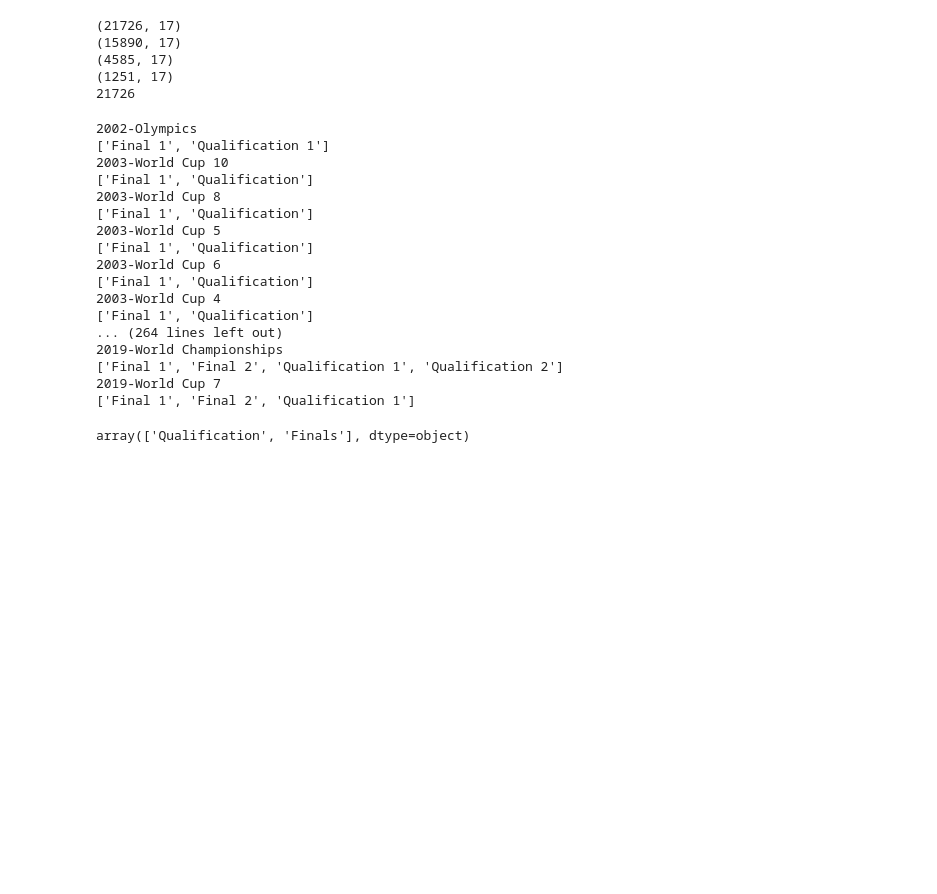
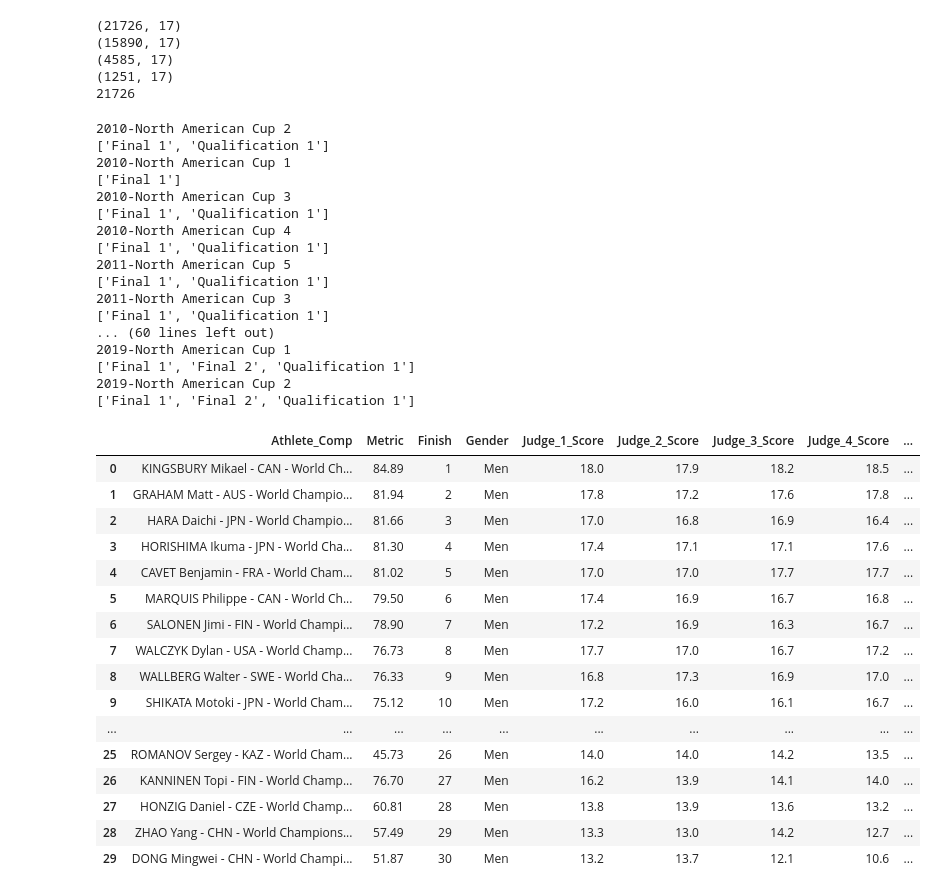
Before and after one commit to saurav193/Athlete_Rating, a Jupyter notebook: notebooks/data_wrangling_02.ipynb, the cells around one changed output. Cells and saved outputs as stored; diff of their text form; code cells hidden in the pictures; blank space fills up the shorter version.

Commit message:
updated scores files

```diff
--- a/notebooks/data_wrangling_02.ipynb
+++ b/notebooks/data_wrangling_02.ipynb
@@ -122,31 +128,52 @@ tier3_df_W = tier3_df[tier3_df['Gender'] == "Women"]
 # %%
 years = list(range(2002, 2020))
 for year in years:
-    comps = tier1_df_M[(tier1_df_M['Season'] == year)].loc[:, 'Season_Comp'].unique()
+    comps = tier2_df_M[(tier2_df_M['Season'] == year)].loc[:, 'Season_Comp'].unique()
     for comp in comps:
         print(comp)
-        rounds = tier1_df_M[(tier1_df_M['Season'] == year) & (tier1_df_M['Season_Comp'] == comp)].loc[:, 'Round'].unique()
+        rounds = tier2_df_M[(tier2_df_M['Season'] == year) & (tier2_df_M['Season_Comp'] == comp)].loc[:, 'Round'].unique()
         print(sorted(rounds))
 # %% [output]
-2002-Olympics
+2010-North American Cup 2
 ['Final 1', 'Qualification 1']
-2003-World Cup 10
-['Final 1', 'Qualification']
-2003-World Cup 8
-['Final 1', 'Qualification']
-2003-World Cup 5
-['Final 1', 'Qualification']
-2003-World Cup 6
-['Final 1', 'Qualification']
-2003-World Cup 4
-['Final 1', 'Qualification']
-... (264 lines left out)
-2019-World Championships
-['Final 1', 'Final 2', 'Qualification 1', 'Qualification 2']
-2019-World Cup 7
+2010-North American Cup 1
+['Final 1']
+2010-North American Cup 3
+['Final 1', 'Qualification 1']
+2010-North American Cup 4
+['Final 1', 'Qualification 1']
+2011-North American Cup 5
+['Final 1', 'Qualification 1']
+2011-North American Cup 3
+['Final 1', 'Qualification 1']
+... (60 lines left out)
+2019-North American Cup 1
 ['Final 1', 'Final 2', 'Qualification 1']
+2019-North American Cup 2
+['Final 1', 'Final 2', 'Qualification 1']
-# %%
-tier3_df['Round_Group'].unique()
-# %% [output]
-array(['Qualification', 'Finals'], dtype=object)
+# %%
+year = 2019
+comp = "2019-World Championships"
+# tier2_df_W[(tier2_df_W['Season'] == year) & (tier2_df_W['Season_Comp'] == comp) \
+# & (tier2_df_W['Round'] == "Qualification 1") & (tier2_df_W['Finish'] == 22)]
+
+rank_30_athletes(tier1_df_M, year, comp)
+# %% [output]
+|  | Athlete_Comp | Metric | Finish | Gender | Judge_1_Score | Judge_2_Score | Judge_3_Score | Judge_4_Score | ... |
+| 0 | KINGSBURY Mikael - CAN - World Ch... | 84.89 | 1 | Men | 18.0 | 17.9 | 18.2 | 18.5 | ... |
+| 1 | GRAHAM Matt - AUS - World Champio... | 81.94 | 2 | Men | 17.8 | 17.2 | 17.6 | 17.8 | ... |
+| 2 | HARA Daichi - JPN - World Champio... | 81.66 | 3 | Men | 17.0 | 16.8 | 16.9 | 16.4 | ... |
+| 3 | HORISHIMA Ikuma - JPN - World Cha... | 81.30 | 4 | Men | 17.4 | 17.1 | 17.1 | 17.6 | ... |
+| 4 | CAVET Benjamin - FRA - World Cham... | 81.02 | 5 | Men | 17.0 | 17.0 | 17.7 | 17.7 | ... |
+| 5 | MARQUIS Philippe - CAN - World Ch... | 79.50 | 6 | Men | 17.4 | 16.9 | 16.7 | 16.8 | ... |
+| 6 | SALONEN Jimi - FIN - World Champi... | 78.90 | 7 | Men | 17.2 | 16.9 | 16.3 | 16.7 | ... |
+| 7 | WALCZYK Dylan - USA - World Champ... | 76.73 | 8 | Men | 17.7 | 17.0 | 16.7 | 17.2 | ... |
+| 8 | WALLBERG Walter - SWE - World Cha... | 76.33 | 9 | Men | 16.8 | 17.3 | 16.9 | 17.0 | ... |
+| 9 | SHIKATA Motoki - JPN - World Cham... | 75.12 | 10 | Men | 17.2 | 16.0 | 16.1 | 16.7 | ... |
+| ... | ... | ... | ... | ... | ... | ... | ... | ... | ... |
+| 25 | ROMANOV Sergey - KAZ - World Cham... | 45.73 | 26 | Men | 14.0 | 14.0 | 14.2 | 13.5 | ... |
+| 26 | KANNINEN Topi - FIN - World Champ... | 76.70 | 27 | Men | 16.2 | 13.9 | 14.1 | 14.0 | ... |
+| 27 | HONZIG Daniel - CZE - World Champ... | 60.81 | 28 | Men | 13.8 | 13.9 | 13.6 | 13.2 | ... |
+| 28 | ZHAO Yang - CHN - World Champions... | 57.49 | 29 | Men | 13.3 | 13.0 | 14.2 | 12.7 | ... |
+| 29 | DONG Mingwei - CHN - World Champi... | 51.87 | 30 | Men | 13.2 | 13.7 | 12.1 | 10.6 | ... |
 # %%
```
Also changed, not shown: parts of 17 cells of this notebook, 19 other files.
